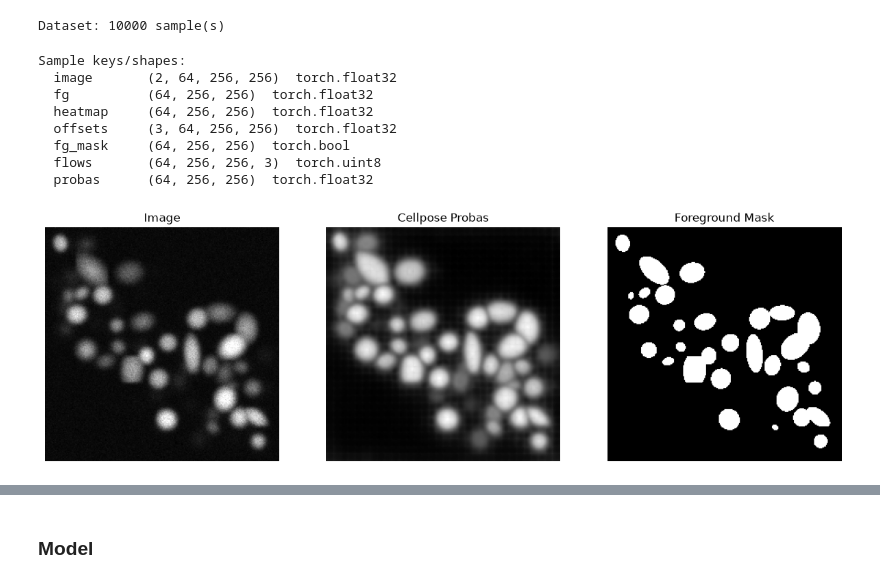
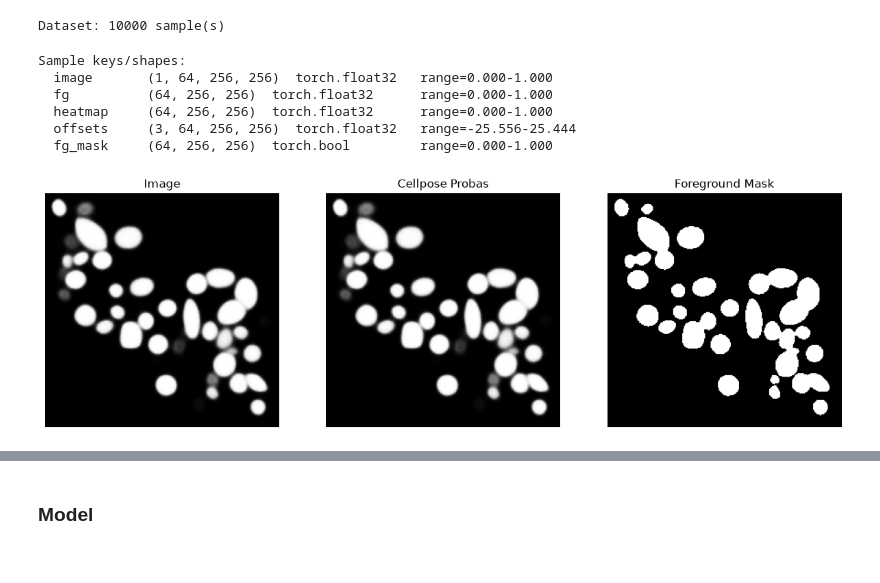
Before and after one commit to TheoViel/kaggle_biohub_cell_tracking, a Jupyter notebook: notebooks/nnUNet.ipynb, the cells around one changed output, grey strips where cells are left out. Saved outputs shown, nothing was run; the diff lists cells and outputs as text; code cells hidden in the pictures.

```diff
--- a/notebooks/nnUNet.ipynb
+++ b/notebooks/nnUNet.ipynb
@@ -114,31 +115,29 @@ Dataset: 10000 sample(s)
 sample = ds[0]
 print("Sample keys/shapes:")
 for k, v in sample.items():
-    print(f"  {k:10s}  {tuple(v.shape)}  {v.dtype}")
+    print(f"  {k:10s}  {tuple(v.shape)}  {v.dtype}\t range={v.min():.3f}-{v.max():.3f}")
 # %% [output]
 Sample keys/shapes:
-  image       (2, 64, 256, 256)  torch.float32
-  fg          (64, 256, 256)  torch.float32
-  heatmap     (64, 256, 256)  torch.float32
-  offsets     (3, 64, 256, 256)  torch.float32
-  fg_mask     (64, 256, 256)  torch.bool
-  flows       (64, 256, 256, 3)  torch.uint8
-  probas      (64, 256, 256)  torch.float32
+  image       (1, 64, 256, 256)  torch.float32   range=0.000-1.000
+  fg          (64, 256, 256)  torch.float32      range=0.000-1.000
+  heatmap     (64, 256, 256)  torch.float32      range=0.000-1.000
+  offsets     (3, 64, 256, 256)  torch.float32   range=-25.556-25.444
+  fg_mask     (64, 256, 256)  torch.bool         range=0.000-1.000
 # %%
 z = 32
 plt.figure(figsize=(15, 5))
 plt.subplot(1, 3, 1)
 plt.imshow(sample["image"][0][z], cmap="gray")
 plt.axis(False)
 plt.title("Image")
 plt.subplot(1, 3, 2)
-plt.imshow(sample["image"][1][z], cmap="gray")
+plt.imshow(sample["image"][0][z], cmap="gray")
 plt.axis(False)
 plt.title("Cellpose Probas")
 plt.subplot(1, 3, 3)
 plt.imshow(sample["fg_mask"][z], cmap="gray")
 plt.axis(False)
 plt.title("Foreground Mask")
 plt.show()
 # %% [output]
-[figure, old version]
+[figure, new version]
```
Also changed, not shown: parts of 35 cells of this notebook, 17 other files.
